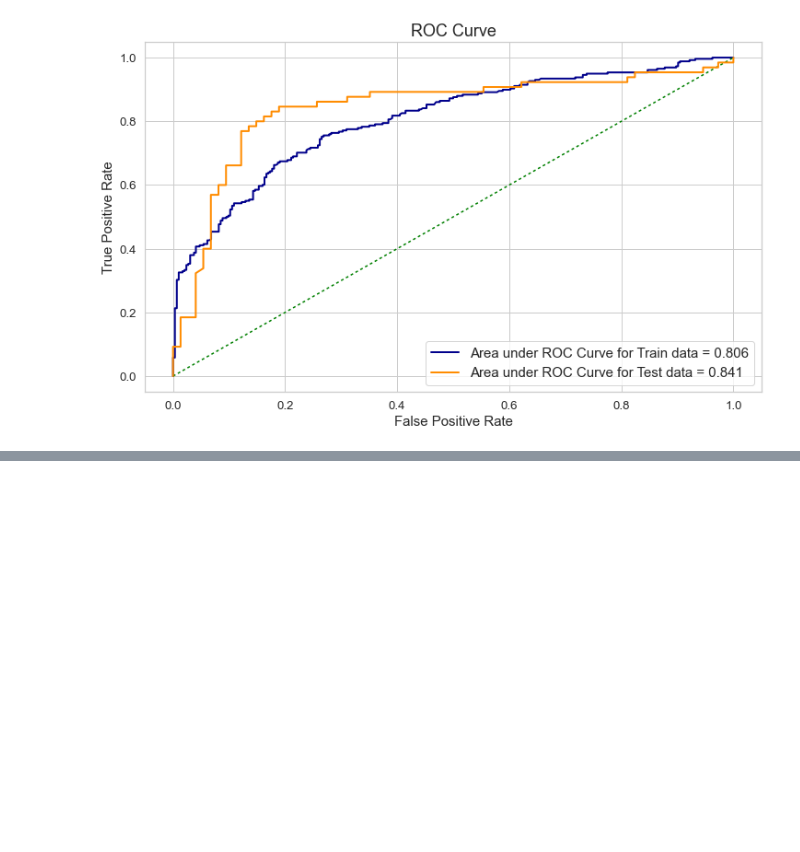
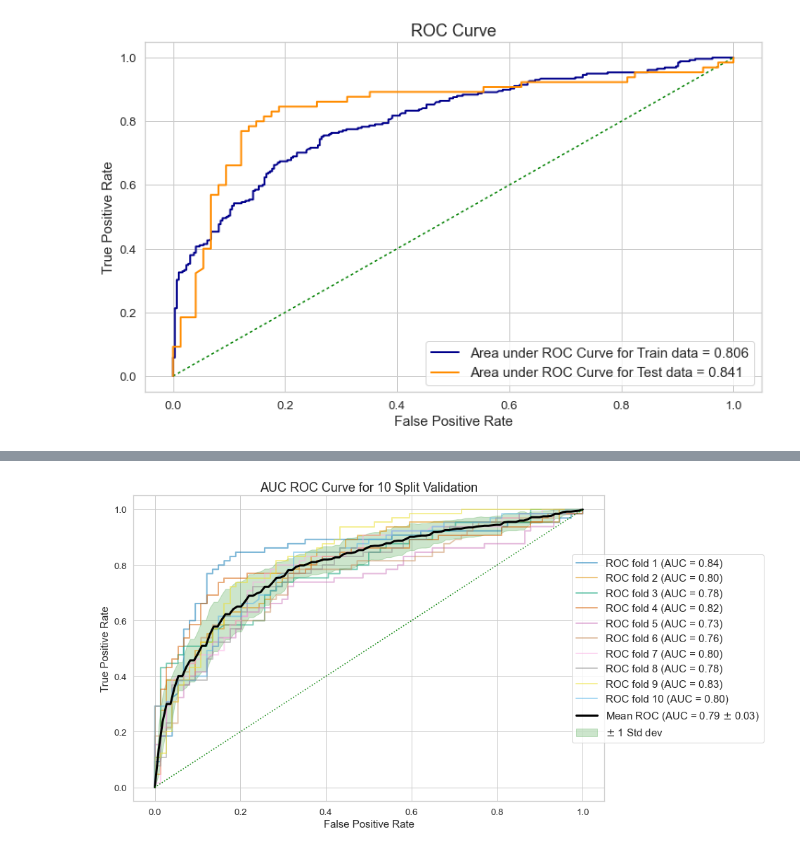
Before and after one commit to simplyrucha/Predict_Absenteeism, a Jupyter notebook: Absenteeism_data.ipynb, the cells around one changed output, grey strips where cells are left out. Saved outputs shown, nothing was run; the diff lists cells and outputs as text; code cells hidden in the pictures; blank space fills up the shorter version.

```diff
--- a/Absenteeism_data.ipynb
+++ b/Absenteeism_data.ipynb
@@ -829,0 +831,90 @@ plt.show()
+# %%
+# import metrics auc and plot roc curve
+from sklearn.metrics import auc, plot_roc_curve as prc
+
+# initialize stratified shuffle split for 10 folds
+sss_10 = StratifiedShuffleSplit(n_splits = 10, test_size = 0.2, random_state = 0)
+# %%
+# split data sets into train test for 10 folds
+sss_10_splits = sss_10.split(X = final_data[:, :-1], y = final_data[:, -1])
+
+# create figure
+fig, ax = plt.subplots(figsize = (12, 8))
+
+# list to capture true positive rates, auc scores for each fold
+tpr_list, auc_scores = [], []
+
+# generate 100 intervals for plotting mean roc curve
+mean_fpr = np.linspace(start = 0, stop = 1, num = 110)
+
+# loop through each of the 10 folds
+for i, (train_idxs, test_idxs) in enumerate(sss_10_splits):
+
+    # generate train and test data for each fold
+    train_data, test_data = final_data[train_idxs], final_data[test_idxs]
+
+    # fit the model to the train data for each fold
+    log_reg.fit(X = train_data[:, :-1], y = train_data[:, -1])
+
+    # plot roc curve in the same figure
+    roc_plot = prc(estimator = log_reg, X = test_data[:, :-1], y = test_data[:, -1],
+                   response_method = "decision_function",
+                   name = "ROC fold {}".format(i+1), lw = 2, ax= ax, alpha = 0.5, )
+
+    # interpolate at each mean_fpr coordinate
+    tpr_interp = np.interp(x = mean_fpr, xp = roc_plot.fpr, fp = roc_plot.tpr)
+    # set the start coordinate of the curve to 0
+    tpr_interp[0] = 0
+    # append mean tpr values
+    tpr_list.append(tpr_interp)
+    # append the auc scores for each plot
+    auc_scores.append(roc_plot.roc_auc)
+
+
+# to plot the MEAN ROC Curve
+# calculate mean of true positive rates generated by each fold
+mean_tpr = np.mean(tpr_list, axis = 0)
+
+# print(mean_tpr[-1])
+# set the end coordinate of the curve to 1
+mean_tpr[-1] = 1
+
+# calculate the auc score using the genric method
+mean_auc = auc(x = mean_fpr, y = mean_tpr)
+
+# calculate standard deviation of roc auc scores of each each fold
+std_auc = np.std(auc_scores)
+
+
+# to plot the standard deviation from the MEAN ROC Curve
+# calculate standard deviation for, each of true positive rates at the MEAN FPR coordinates, obtained in each fold
+std_tpr = np.std(tpr_list, axis = 0)
+
+# +1 bound of standard deviation
+tpr_positive_bound = np.minimum(mean_tpr + std_tpr, 1)
+
+# -1 bound of standard deviation
+tpr_negative_bound = np.maximum(mean_tpr - std_tpr, 0)
+
+
+# PLOT THE MEAN Curve
+ax.plot(mean_fpr, mean_tpr, color = "black", lw = 3,
+        label = "Mean ROC (AUC = {:.2f} $\pm$ {:0.2f})".format(mean_auc, std_auc))
+
+# PLOT THE STANDARD DEVIATION Region
+ax.fill_between(x = mean_fpr, y1 = tpr_positive_bound, y2 = tpr_negative_bound, color = "green", alpha = 0.2,
+                label = "$\pm$ 1 Std dev")
+
+# Random score = 0.5
+ax.plot([0,1], [0,1], color = "Green", linestyle = "dotted")
+ax.set_title("AUC ROC Curve for 10 Split Validation", fontsize = 18)
+
+# adding legend to the right
+plt.legend(loc = "center right", bbox_to_anchor = (1.35, 0.5), fontsize = 15)
+plt.xlabel(ax.get_xlabel(), fontsize = 15)
+plt.ylabel(ax.get_ylabel(), fontsize = 15)
+
+# display the plot
+plt.show()
+# %% [output]
+[figure, added]
```
Also changed, not shown: parts of 10 cells of this notebook.
